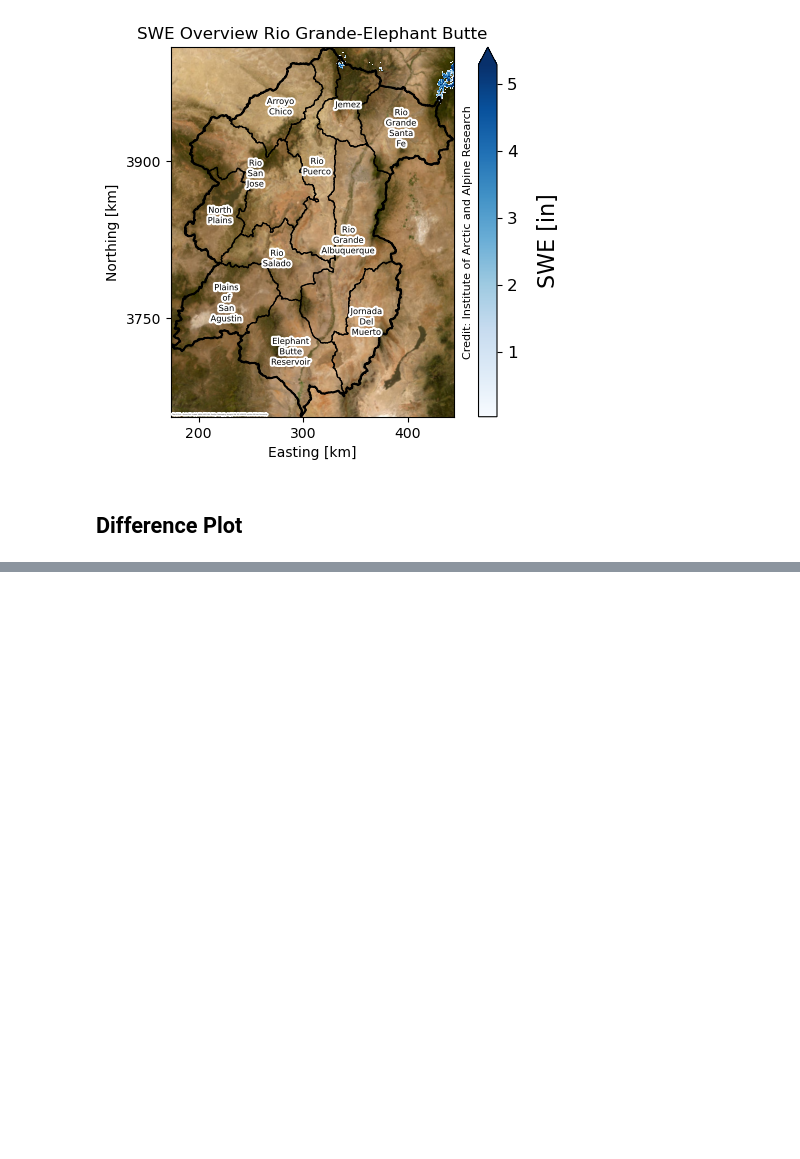
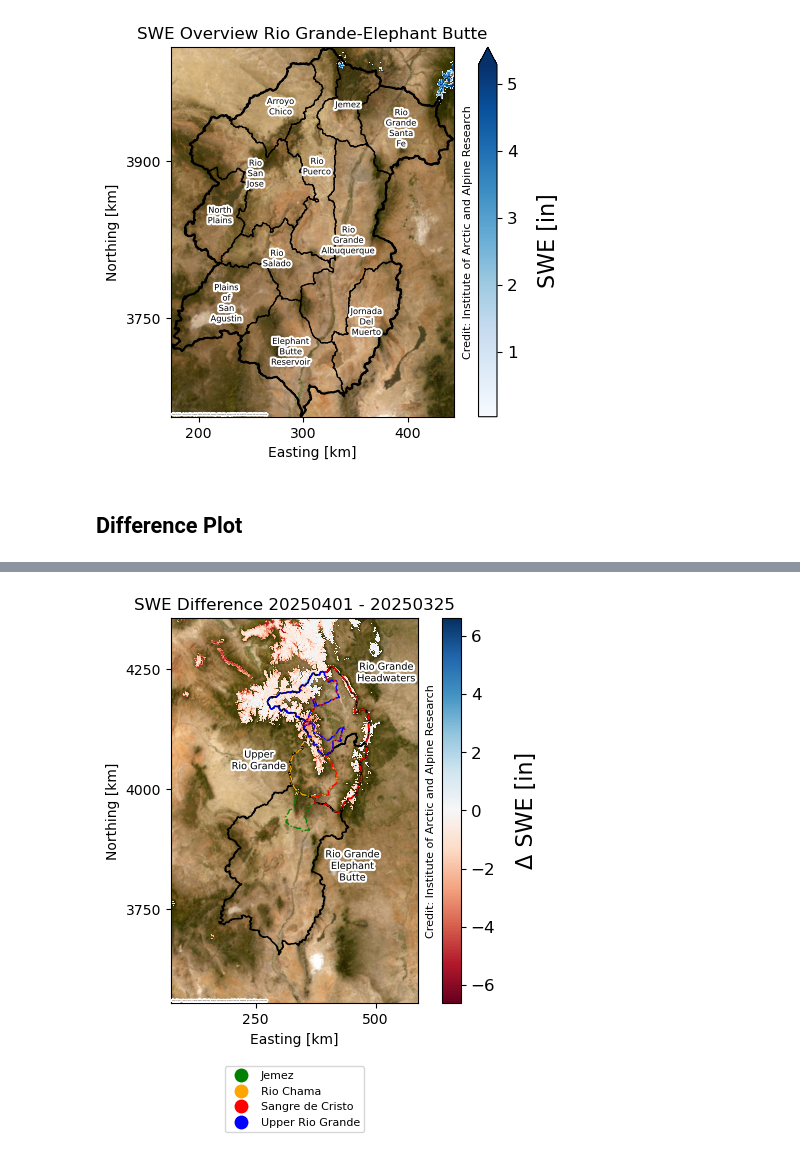
Before and after one commit to max-gersh/SWE-Evaluation-Tool, a Jupyter notebook: logan/plot_snodas.ipynb, the cells around one changed output, grey strips where cells are left out. Drawn from its saved outputs; the diff is of its cells as text; code cells hidden in the pictures; blank space fills up the shorter version.

```diff
--- a/logan/plot_snodas.ipynb
+++ b/logan/plot_snodas.ipynb
@@ -291,0 +290,72 @@ plt.tight_layout()
+# %%
+swe_diff = clipped_data - clipped_data_last
+#swe_diff = swe_diff.where(swe_diff != 0, np.nan)
+
+# Plot
+fig, ax = plt.subplots(figsize=(6,5))
+swe_diff.plot(ax=ax, cmap='RdBu')
+cbar = ax.collections[-1].colorbar
+cbar.set_label('\u0394 SWE [in]', fontsize=16, labelpad=14)
+cbar.ax.tick_params(labelsize=12)
+#huc8.plot(ax=ax, facecolor='none', edgecolor='k')
+cx.add_basemap(ax, crs=clipped_data.rio.crs, source = cx.providers.Esri.WorldImagery,
+               attribution_size=0)
+#cx.add_basemap(ax, crs=clipped_data.rio.crs)
+#plt.colorbar(label='SWE (mm)')
+huc6.plot(color='None',
+                    edgecolor='black',
+                    linewidth=1.1,
+                    ax=ax)
+
+## add polygon labels
+dx = [125000, -145000, 150000]
+dy = [80000, 25000, 0]
+label_text = ['Rio Grande\nHeadwaters', 'Upper\nRio Grande',
+              'Rio Grande\nElephant\nButte']
+for idx, row in huc6.iterrows():
+    #label_text = row["Name"].replace(" ", "\n")
+
+    centroid = row.geometry.centroid
+    print(centroid)
+    ax.text(centroid.x + dx[idx], centroid.y + dy[idx], label_text[idx], #row["Name"],
+            fontsize=7, color="black", ha="center", va="center",
+            path_effects=[PathEffects.withStroke(linewidth=3, foreground="white")])
+    print(dx[idx], dy[idx])
+    print(row['Name'])
+
+## plot with outlined polygons
+## dotted lines so overlapping boundaries are visible
+
+OSE.plot(column='SubBasin',
+         #cmap='turbo',
+         cmap = custom_cmap,
+         facecolor='none',
+         edgecolor=None,
+         linewidth=0.9,
+         legend=True,
+         legend_kwds={'fontsize': 8},
+         ax=ax,
+         alpha=1,
+         linestyle="-.")
+
+
+m2km = lambda x, _: f'{x/1000:g}'
+ax.xaxis.set_major_formatter(m2km)
+ax.yaxis.set_major_formatter(m2km)
+ax.locator_params(axis="x", nbins=2)
+ax.locator_params(axis="y", nbins=4)
+#ax.ticklabel_format(style='sci', axis='x', scilimits=(0,0))
+ax.set_xlabel('Easting [km]')
+ax.set_ylabel('Northing [km]')
+ax.set_title(f'SWE Difference {date} - {date_lastreport}')
+
+ax.text(1.05, 0.5, 'Credit: Institute of Arctic and Alpine Research', rotation=90,
+        va='center', ha='center', transform=ax.transAxes, fontsize=8)
+
+legend = ax.get_legend()
+if legend:
+    legend.set_bbox_to_anchor((0.5, -0.25)) # move legend below plot
+    legend.set_loc("center")
+
+plt.show()
+# %% [output]
@@ -292,3 +371,4 @@ plt.tight_layout()
+[figure, added]
 # %%
 np.nanmin(swe_diff)
 # %% [output]
```
Also changed, not shown: parts of 9 cells of this notebook, 2 other files.
